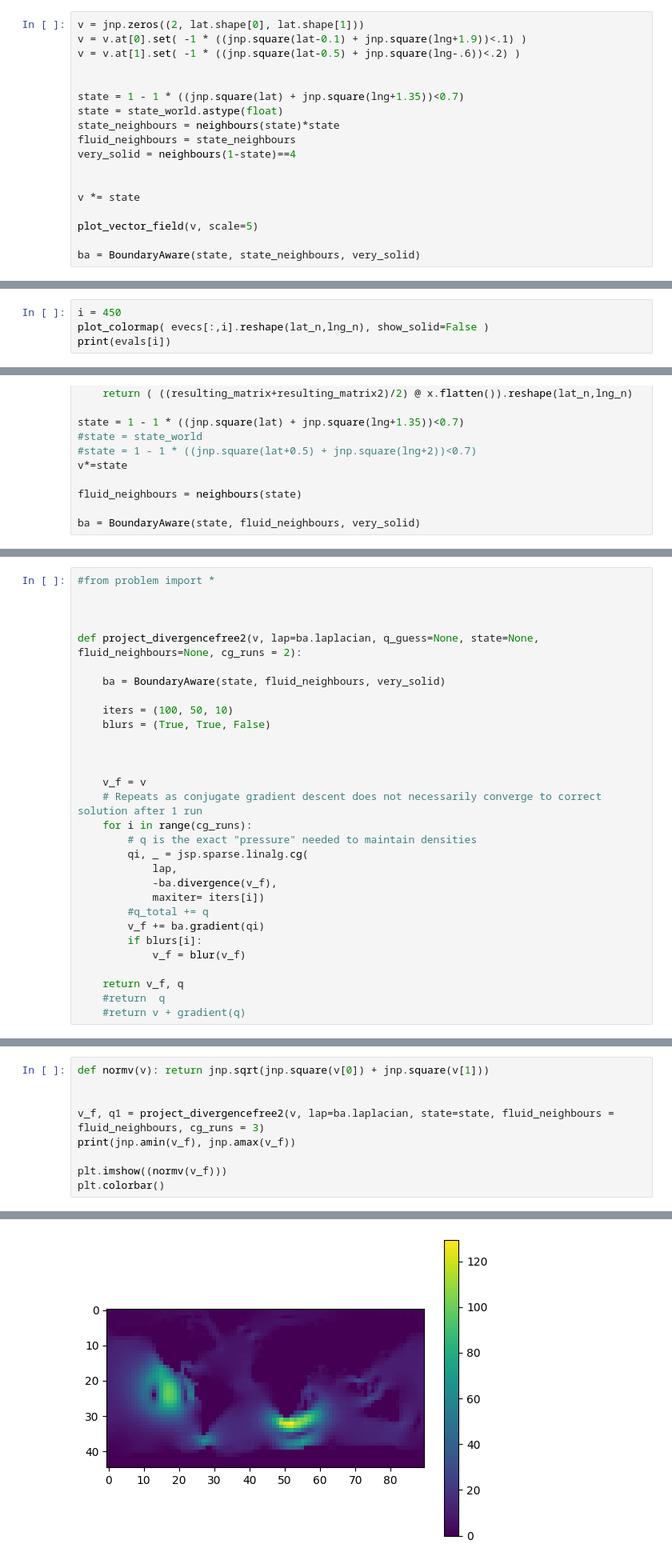
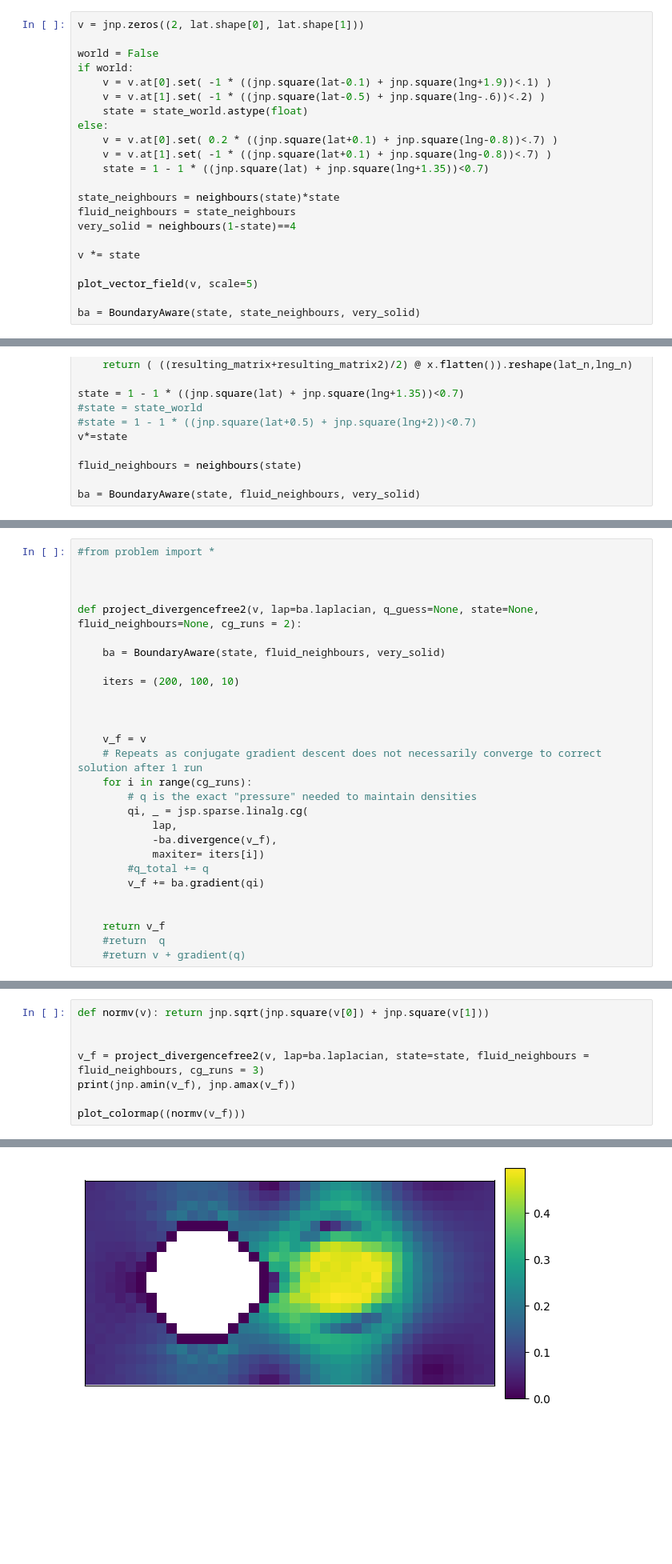
Before and after one commit to Stazi-101/THCsim, a Jupyter notebook: test_nb.ipynb, the cells around one changed output, grey strips where cells are left out. Shown at 80% size. Cells and saved outputs as stored; diff of their text form; blank space fills up the shorter version.

```diff
--- a/test_nb.ipynb
+++ b/test_nb.ipynb
@@ -146,16 +179,20 @@ def neighbours(state):
     return s_i_next + s_i_prev + s_j_next + s_j_prev
 # %%
 v = jnp.zeros((2, lat.shape[0], lat.shape[1]))
-v = v.at[0].set( -1 * ((jnp.square(lat-0.1) + jnp.square(lng+1.9))<.1) )
-v = v.at[1].set( -1 * ((jnp.square(lat-0.5) + jnp.square(lng-.6))<.2) )
 
+world = False
+if world:
+    v = v.at[0].set( -1 * ((jnp.square(lat-0.1) + jnp.square(lng+1.9))<.1) )
+    v = v.at[1].set( -1 * ((jnp.square(lat-0.5) + jnp.square(lng-.6))<.2) )
+    state = state_world.astype(float)
+else:
+    v = v.at[0].set( 0.2 * ((jnp.square(lat+0.1) + jnp.square(lng-0.8))<.7) )
+    v = v.at[1].set( -1 * ((jnp.square(lat+0.1) + jnp.square(lng-0.8))<.7) )
+    state = 1 - 1 * ((jnp.square(lat) + jnp.square(lng+1.35))<0.7)
 
-state = 1 - 1 * ((jnp.square(lat) + jnp.square(lng+1.35))<0.7)
-state = state_world.astype(float)
 state_neighbours = neighbours(state)*state
 fluid_neighbours = state_neighbours
 very_solid = neighbours(1-state)==4
-
 
 v *= state
 
@@ -324,4 +314,0 @@ Array(-2.9604447, dtype=float32)
-# %%
-i = 450
-plot_colormap( evecs[:,i].reshape(lat_n,lng_n), show_solid=False )
-print(evals[i])
@@ -446,8 +393,7 @@ def project_divergencefree2(v, lap=ba.laplacian, q_guess=None, state=None, fluid
 
     ba = BoundaryAware(state, fluid_neighbours, very_solid)
 
-    iters = (100, 50, 10)
-    blurs = (True, True, False)
+    iters = (200, 100, 10)
 
 
 
@@ -461,9 +407,8 @@ def project_divergencefree2(v, lap=ba.laplacian, q_guess=None, state=None, fluid
             maxiter= iters[i])
         #q_total += q
         v_f += ba.gradient(qi)
-        if blurs[i]:
-            v_f = blur(v_f)
 
-    return v_f, q
+
+    return v_f
     #return  q
     #return v + gradient(q)
@@ -484,9 +424,8 @@ print(jnp.sum(problem.divergence(v)))
 def normv(v): return jnp.sqrt(jnp.square(v[0]) + jnp.square(v[1]))
 
 
-v_f, q1 = project_divergencefree2(v, lap=ba.laplacian, state=state, fluid_neighbours = fluid_neighbours, cg_runs = 3)
+v_f = project_divergencefree2(v, lap=ba.laplacian, state=state, fluid_neighbours = fluid_neighbours, cg_runs = 3)
 print(jnp.amin(v_f), jnp.amax(v_f))
 
-plt.imshow((normv(v_f)))
-plt.colorbar()
+plot_colormap((normv(v_f)))
 # %% [output]
@@ -495,2 +433,2 @@ plt.colorbar()
-[figure, old version]
+[figure, new version]
 # %%
```
Also changed, not shown: parts of 67 cells of this notebook, 3 other files.
